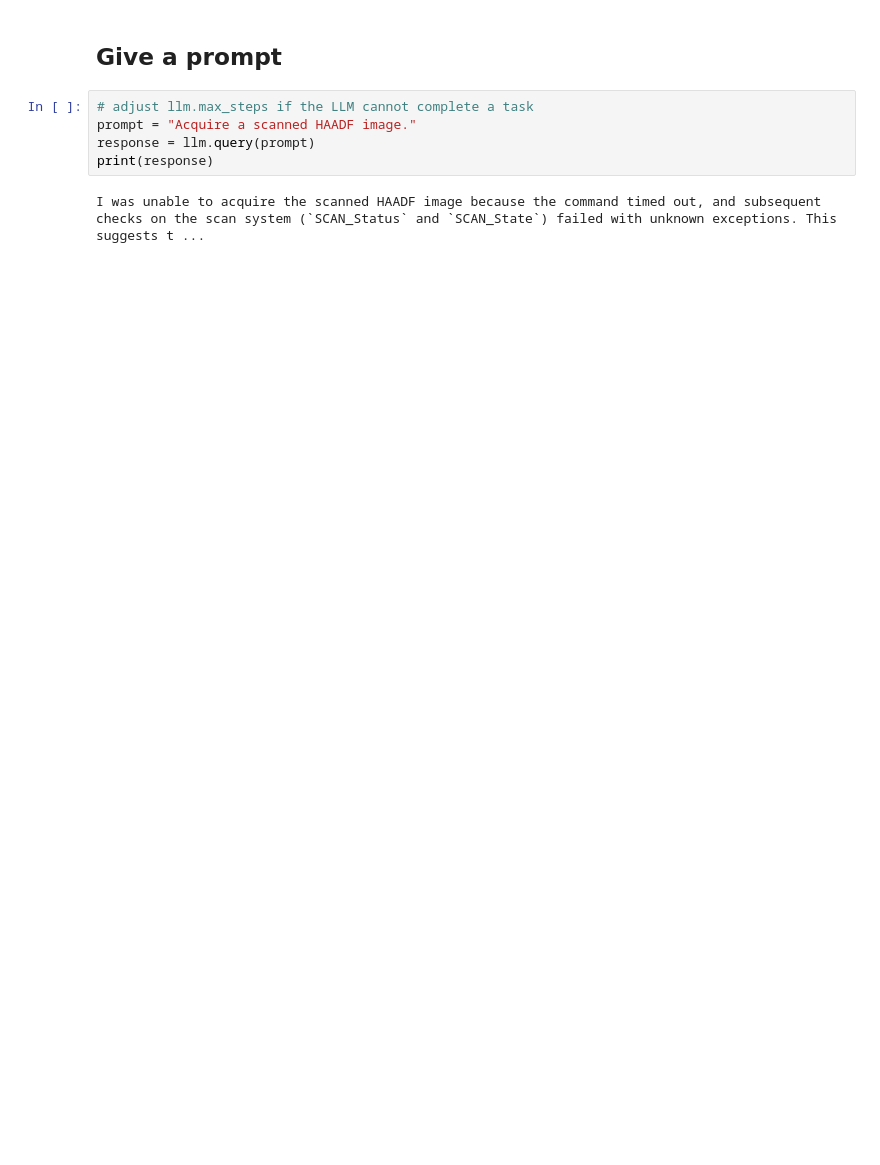
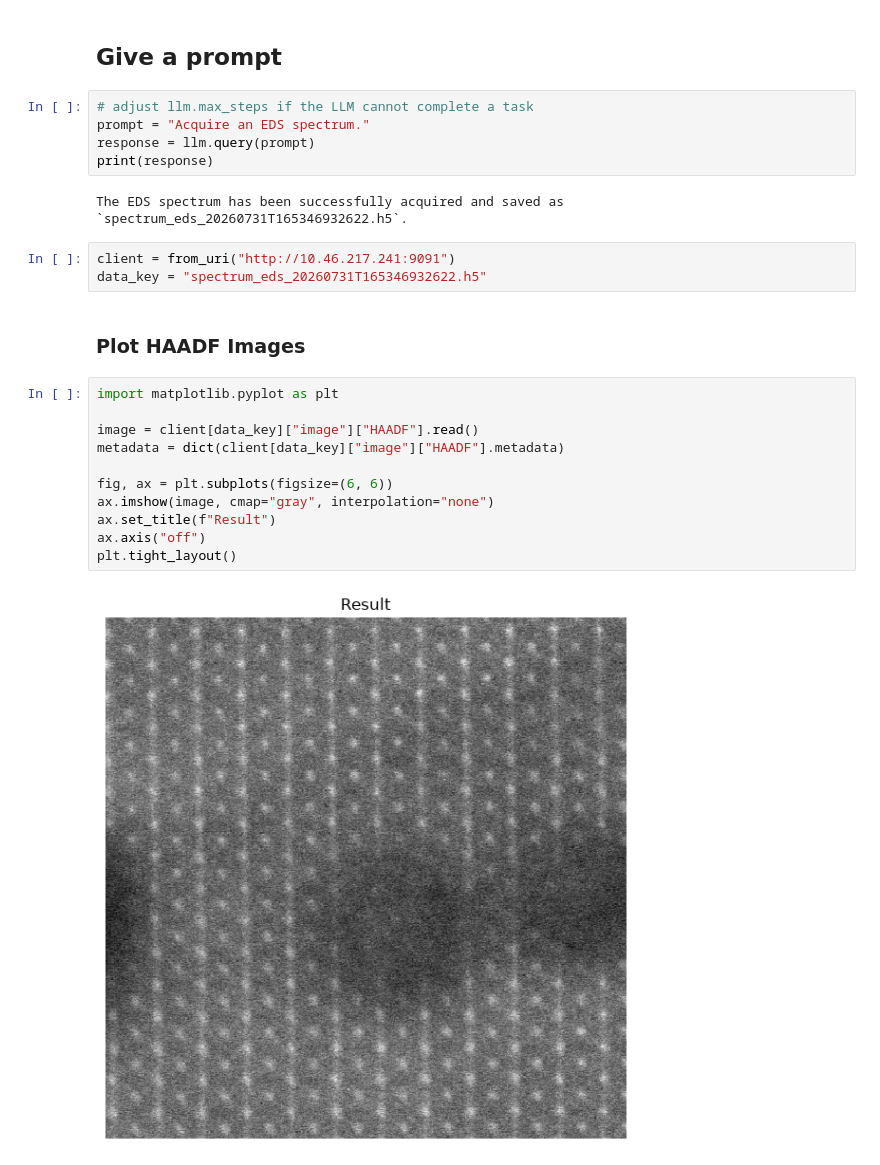
Before and after one commit to pycroscopy/asyncroscopy, a Jupyter notebook: notebooks/11_Test_AI_Agent.ipynb, the cells around one changed output. Drawn from its saved outputs; the diff is of its cells as text; blank space fills up the shorter version.

```diff
--- a/notebooks/11_Test_AI_Agent.ipynb
+++ b/notebooks/11_Test_AI_Agent.ipynb
@@ -58,8 +58,26 @@ Tiled: http://localhost:9091
 ## Give a prompt
 # %%
 # adjust llm.max_steps if the LLM cannot complete a task
-prompt = "Acquire a scanned HAADF image."
+prompt = "Acquire an EDS spectrum."
 response = llm.query(prompt)
 print(response)
 # %% [output]
-I was unable to acquire the scanned HAADF image because the command timed out, and subsequent checks on the scan system (`SCAN_Status` and `SCAN_State`) failed with unknown exceptions. This suggests t ...
+The EDS spectrum has been successfully acquired and saved as `spectrum_eds_20260731T165346932622.h5`.
+# %%
+client = from_uri("http://10.46.217.241:9091")
+data_key = "spectrum_eds_20260731T165346932622.h5"
+# %% [markdown]
+### Plot HAADF Images
+# %%
+import matplotlib.pyplot as plt
+
+image = client[data_key]["image"]["HAADF"].read()
+metadata = dict(client[data_key]["image"]["HAADF"].metadata)
+
+fig, ax = plt.subplots(figsize=(6, 6))
+ax.imshow(image, cmap="gray", interpolation="none")
+ax.set_title(f"Result")
+ax.axis("off")
+plt.tight_layout()
+# %% [output]
+[figure, added]
```
Also changed, not shown: parts of 3 cells of this notebook, 4 other files.
